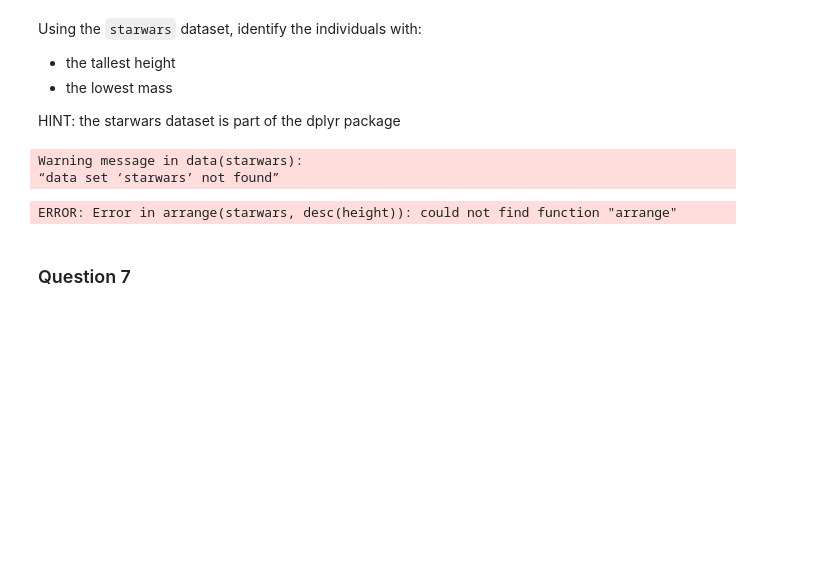
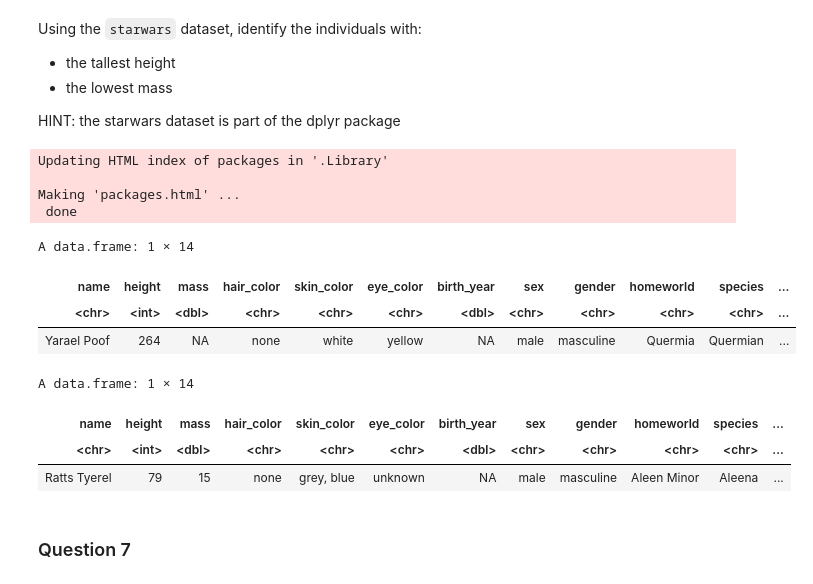
Before and after one commit to cathorn03/COURSEWORK_LIFE4138_2526, a Jupyter notebook: Notebooks/R_Coursework_Questions.ipynb, the cells around one changed output. Drawn from its saved outputs; the diff is of its cells as text; code cells hidden in the pictures; blank space fills up the shorter version.

```diff
--- a/Notebooks/R_Coursework_Questions.ipynb
+++ b/Notebooks/R_Coursework_Questions.ipynb
@@ -146,18 +126,27 @@ Using the `starwars` dataset, identify the individuals with:
 
 HINT: the starwars dataset is part of the dplyr package
 # %%
-#install.packages("tidyverse")
-#library(tidyverse)
+install.packages("dplyr")
+library(dplyr)
 data(starwars)
-as.data.frame(head(arrange(starwars, desc(height)), 1))
-as.data.frame(head(arrange(starwars, mass), 1))
+as.data.frame(head(arrange(starwars, desc(height)), 1)) #Arranges by height in descending order and prints the first row
+as.data.frame(head(arrange(starwars, mass), 1)) #Arranges by height in ascending order and prints the first row
 
 # Tallest: Yarael Poof
 # Lowest Mass: Ratts Tyerel
 # %% [output]
-Warning message in data(starwars):
-“data set ‘starwars’ not found”
+Updating HTML index of packages in '.Library'
+
+Making 'packages.html' ...
+ done
-ERROR: Error in arrange(starwars, desc(height)): could not find function "arrange"
+A data.frame: 1 × 14
+| name | height | mass | hair_color | skin_color | eye_color | birth_year | sex | gender | homeworld | species | ... |
+| <chr> | <int> | <dbl> | <chr> | <chr> | <chr> | <dbl> | <chr> | <chr> | <chr> | <chr> | ... |
+| Yarael Poof | 264 | NA | none | white | yellow | NA | male | masculine | Quermia | Quermian | ... |
+A data.frame: 1 × 14
+| name | height | mass | hair_color | skin_color | eye_color | birth_year | sex | gender | homeworld | species | ... |
+| <chr> | <int> | <dbl> | <chr> | <chr> | <chr> | <dbl> | <chr> | <chr> | <chr> | <chr> | ... |
+| Ratts Tyerel | 79 | 15 | none | grey, blue | unknown | NA | male | masculine | Aleen Minor | Aleena | ... |
 # %% [markdown]
 ### Question 7
 # %% [markdown]
```
Also changed, not shown: parts of 5 cells of this notebook, 5 other files.
